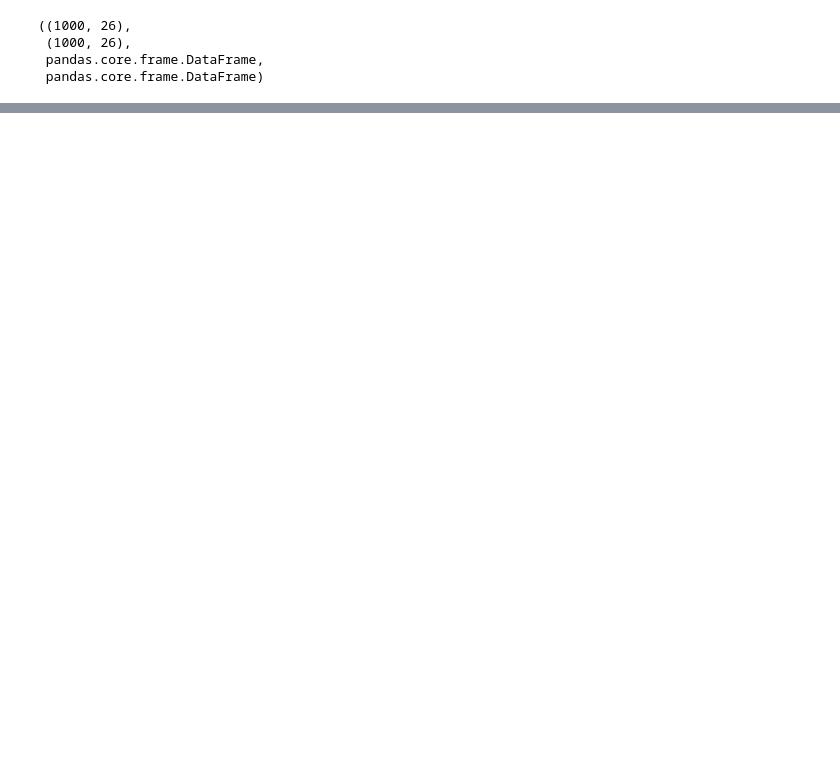
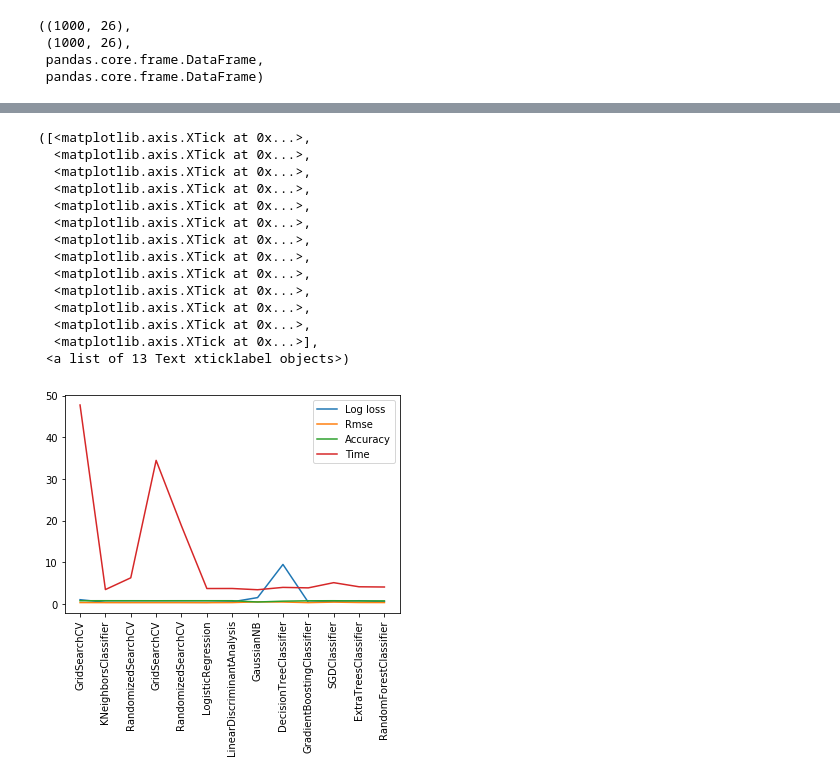
Before and after one commit to kvm108/avazu_ctr, a Jupyter notebook: ctr.ipynb, the cells around one changed output, grey strips where cells are left out. Saved outputs shown, nothing was run; the diff lists cells and outputs as text; code cells hidden in the pictures; blank space fills up the shorter version.

```diff
--- a/ctr.ipynb
+++ b/ctr.ipynb
@@ -93,3 +160,8 @@ train.shape, test.shape
+# %%
+Cs = [0.001, 0.01, 0.1, 1, 10]
+gammas = [0.001, 0.01, 0.1, 1]
+param_grid = {'C': Cs, 'gamma' : gammas}
+param_knn = {'n_neighbors' : np.arange(1, 300, 2) }
 # %%
 # Define classifiers
 
@@ -152,21 +227,19 @@ for classifier in classifiers:
     print("=====================================================================================================")
     start = time.time()
 
-    if classifier.__class__.__name__ not in ['Classifier', 'SGDClassifier']: #not NN
-        k_fold = KFold(n_splits=k_fold_splits)
-        for X_train_idx, X_test_idx in k_fold.split(train):
-            classifier.fit(train[features], train.click).score(train[features], train.click)
-        cvs = cross_val_score(classifier, train[features], train.click, cv=k_fold, n_jobs=-1) #all cpu's
-        print("cvs shape", cvs.shape)
-        cv_score = np.vstack((cv_score, cvs))
+    k_fold = KFold(n_splits=k_fold_splits)
+    for X_train_idx, X_test_idx in k_fold.split(train):
+        classifier.fit(train[features], train.click).score(train[features], train.click)
 
+    cvs = cross_val_score(classifier, train[features], train.click, cv=k_fold, n_jobs=-1) #all cpu's
+    cv_score = np.vstack((cv_score, cvs))
 
-    else:
-        classifier.fit(train[features], train.click)
-        cvs = np.zeros((k_fold_splits))
+    time_taken.append(time.time() - start)
+
+    if classifier.__class__.__name__ in ['GridSearchCV', 'RandomizedSearchCV']:
+        print('Best param for SVC {} :'.format(classifier.best_params_))
 
     print("cv score", cv_score)
-    time_taken.append(time.time() - start)
     print('{} \n -> Training time: {}'.format(classifier.__class__.__name__, time.time() - start))
     print("=====================================================================================================")
 
@@ -292,0 +393,6 @@ Rmse (Lowest)
+# %%
+classifi = ()
+for clf in classifiers:
+    classifi += (clf.__class__.__name__ ,)
+
+classifi
@@ -293,6 +413,33 @@ Rmse (Lowest)
 # %%
+range_x = range(len(log_losses))
+
+plt.plot(range_x, log_losses, label='Log loss')
+plt.plot(range_x, rmse_loss, label='Rmse')
+plt.plot(range_x, accuracy, label='Accuracy')
+plt.plot(range_x, time_taken, label='Time')
+
+plt.legend(loc='best')
+plt.xticks(range(len(log_losses)), classifi, rotation='vertical')
+
 #TODO:
 # 1. Grid search
 # 2. Plot this to see time vs accuracy vs error
 # 3. nn and sgd parameter
 # 4. Integrate the feature selection part - choose best feat
+# 5. Visualize teh knn clustering - kmapper
+# %% [output]
+([<matplotlib.axis.XTick at 0x...>,
+  <matplotlib.axis.XTick at 0x...>,
+  <matplotlib.axis.XTick at 0x...>,
+  <matplotlib.axis.XTick at 0x...>,
+  <matplotlib.axis.XTick at 0x...>,
+  <matplotlib.axis.XTick at 0x...>,
+  <matplotlib.axis.XTick at 0x...>,
+  <matplotlib.axis.XTick at 0x...>,
+  <matplotlib.axis.XTick at 0x...>,
+  <matplotlib.axis.XTick at 0x...>,
+  <matplotlib.axis.XTick at 0x...>,
+  <matplotlib.axis.XTick at 0x...>,
+  <matplotlib.axis.XTick at 0x...>],
+ <a list of 13 Text xticklabel objects>)
+[figure, added]
```
Also changed, not shown: parts of 16 cells of this notebook.
